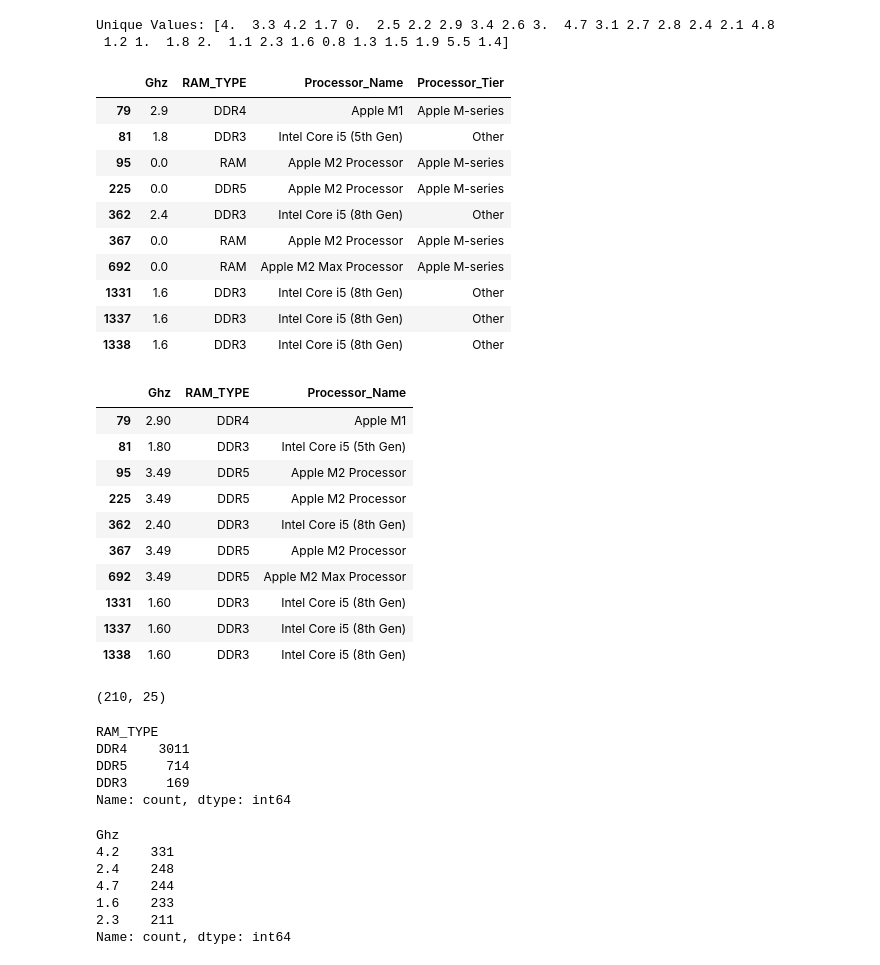
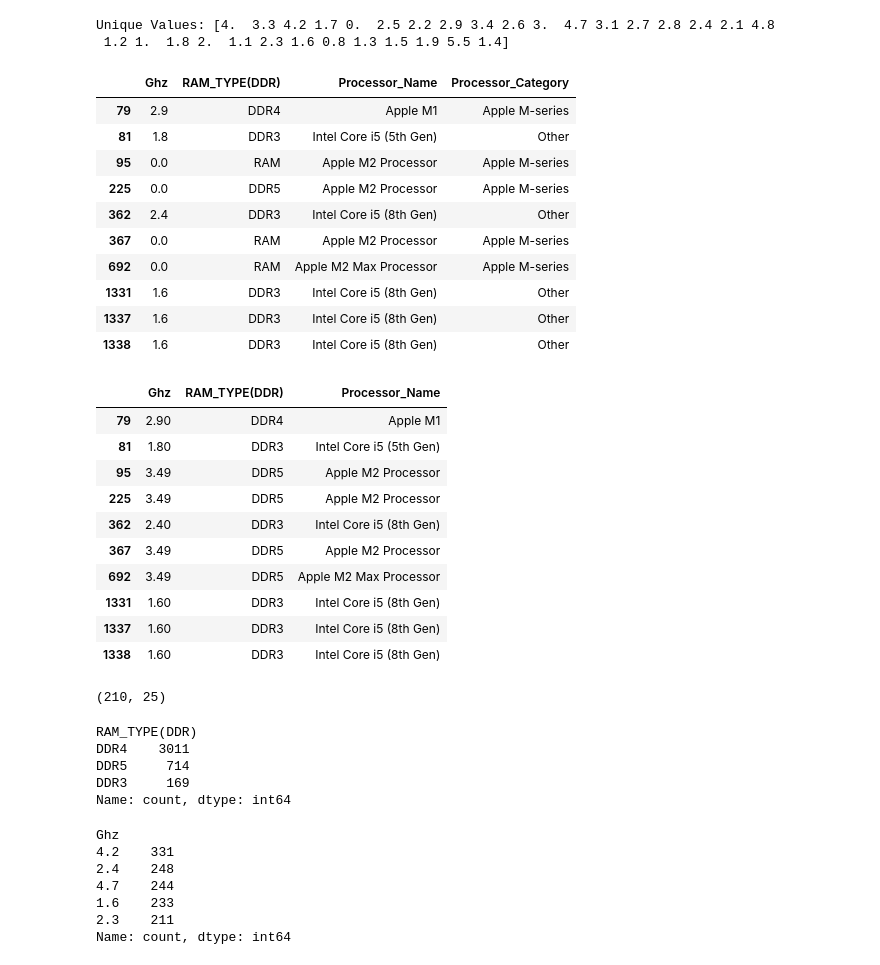
Before and after one commit to Dunith2002/Laptop_Price_Predictor, a Jupyter notebook: notebooks/FC211037_Tharushima/data_cleaning.ipynb, the cells around one changed output. Saved outputs shown, nothing was run; the diff lists cells and outputs as text; code cells hidden in the pictures.

```diff
--- a/notebooks/FC211037_Tharushima/data_cleaning.ipynb
+++ b/notebooks/FC211037_Tharushima/data_cleaning.ipynb
@@ -764,6 +762,7 @@ def map_processor_performance(row):
 # %%
 df['Processor_Tier'] = df.apply(map_processor_performance, axis=1)
 print(df['Processor_Tier'].value_counts())
+df.rename(columns={'Processor_Tier': 'Processor_Category'}, inplace=True)
 # %% [output]
 Processor_Tier
 Other             2901
@@ -816,6 +815,8 @@ DDR3     193
 RAM       39
 Name: count, dtype: int64
 Index(['DDR3', 'DDR4', 'DDR5', 'RAM'], dtype='object')
+# %%
+df.rename(columns={'RAM_TYPE': 'RAM_TYPE(DDR)'}, inplace=True)
 # %%
 df.head()
 # %% [output]
@@ -859,9 +860,9 @@ print(f"Unique Values: {df['Ghz'].unique()}\n")
 Unique Values: [4.  3.3 4.2 1.7 0.  2.5 2.2 2.9 3.4 2.6 3.  4.7 3.1 2.7 2.8 2.4 2.1 4.8
  1.2 1.  1.8 2.  1.1 2.3 1.6 0.8 1.3 1.5 1.9 5.5 1.4]
 # %%
-df[(df['Brand'] == 'Apple') & (df['Brand'] == 'Apple')][['Ghz', 'RAM_TYPE', 'Processor_Name','Processor_Tier']].head(10)
+df[(df['Brand'] == 'Apple') & (df['Brand'] == 'Apple')][['Ghz', 'RAM_TYPE(DDR)', 'Processor_Name','Processor_Category']].head(10)
 # %% [output]
-|  | Ghz | RAM_TYPE | Processor_Name | Processor_Tier |
+|  | Ghz | RAM_TYPE(DDR) | Processor_Name | Processor_Category |
 | 79 | 2.9 | DDR4 | Apple M1 | Apple M-series |
 | 81 | 1.8 | DDR3 | Intel Core i5 (5th Gen) | Other |
 | 95 | 0.0 | RAM | Apple M2 Processor | Apple M-series |
@@ -901,8 +902,8 @@ df.loc[
 ] = [1.1, 'DDR4']
 # %%
-df[(df['Brand'] == 'Apple') & (df['Brand'] == 'Apple')][['Ghz', 'RAM_TYPE', 'Processor_Name']].head(10)
+df[(df['Brand'] == 'Apple') & (df['Brand'] == 'Apple')][['Ghz', 'RAM_TYPE(DDR)', 'Processor_Name']].head(10)
 # %% [output]
-|  | Ghz | RAM_TYPE | Processor_Name |
+|  | Ghz | RAM_TYPE(DDR) | Processor_Name |
 | 79 | 2.90 | DDR4 | Apple M1 |
 | 81 | 1.80 | DDR3 | Intel Core i5 (5th Gen) |
 | 95 | 3.49 | DDR5 | Apple M2 Processor |
@@ -919,27 +920,27 @@ df[(df['RAM_TYPE'] == 'RAM') | (df['Ghz'] == 0.0)].shape
 (210, 25)
 # %%
 most_freq_ram = (
-    df[df['RAM_TYPE'] != 'RAM']  # exclude placeholder 'RAM'
-      .groupby(['Processor_Brand', 'Processor_Tier'])['RAM_TYPE']
+    df[df['RAM_TYPE(DDR)'] != 'RAM']  # exclude placeholder 'RAM'
+      .groupby(['Processor_Brand', 'Processor_Category'])['RAM_TYPE(DDR)']
       .agg(lambda x: x.mode()[0] if not x.mode().empty else None)
       .reset_index()
-      .rename(columns={'RAM_TYPE': 'Most_Freq_RAM'})
+      .rename(columns={'RAM_TYPE(DDR)': 'Most_Freq_RAM'})
 )
 
 #Merge back to the original dataframe
-df = df.merge(most_freq_ram, on=['Processor_Brand', 'Processor_Tier'], how='left')
+df = df.merge(most_freq_ram, on=['Processor_Brand', 'Processor_Category'], how='left')
 
 #Replace 'RAM' with the most frequent RAM_TYPE
-df['RAM_TYPE'] = df.apply(
-    lambda row: row['Most_Freq_RAM'] if row['RAM_TYPE'] == 'RAM' else row['RAM_TYPE'],
+df['RAM_TYPE(DDR)'] = df.apply(
+    lambda row: row['Most_Freq_RAM'] if row['RAM_TYPE(DDR)'] == 'RAM' else row['RAM_TYPE(DDR)'],
     axis=1
 )
 
 df = df.drop(columns=['Most_Freq_RAM'])
 
-df['RAM_TYPE'].value_counts()
+df['RAM_TYPE(DDR)'].value_counts()
 # %% [output]
-RAM_TYPE
+RAM_TYPE(DDR)
 DDR4    3011
 DDR5     714
 DDR3     169
```
Also changed, not shown: parts of 7 cells of this notebook, 4 other files.
